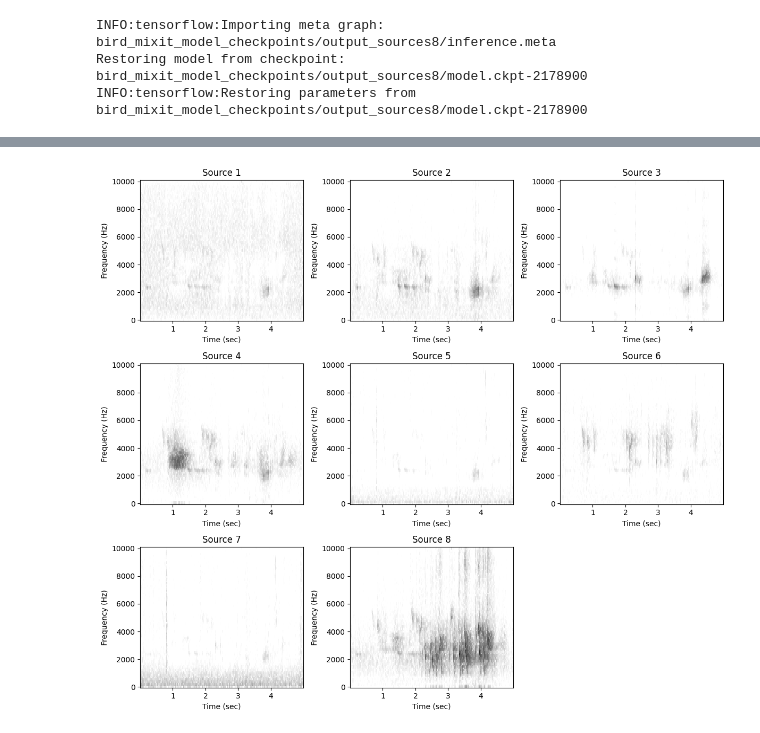
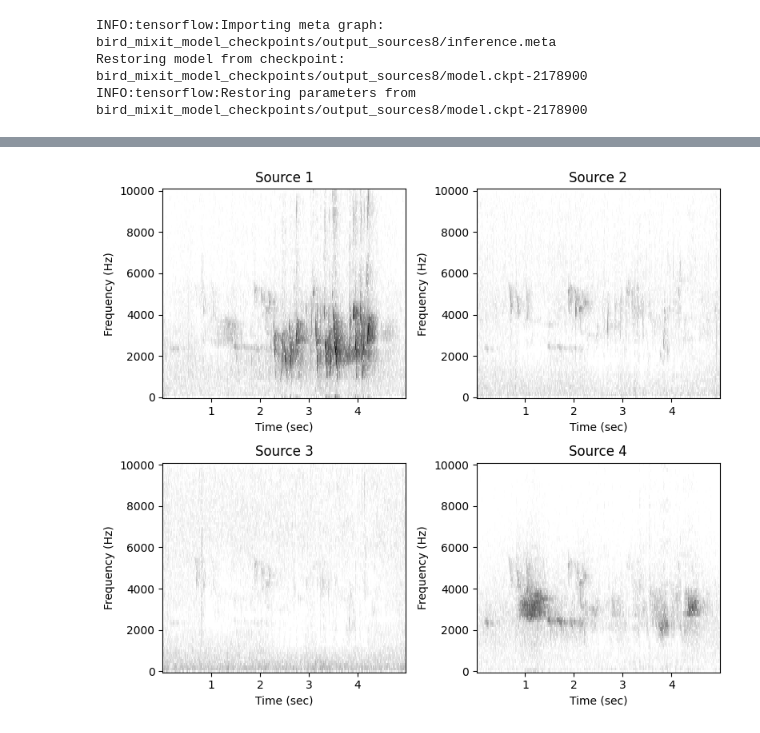
Before and after one commit to LeonardoViotti/tdl-notebook, a Jupyter notebook: tdl_mixit.ipynb, the cells around one changed output, grey strips where cells are left out. Saved outputs shown, nothing was run; the diff lists cells and outputs as text; code cells hidden in the pictures.

```diff
--- a/tdl_mixit.ipynb
+++ b/tdl_mixit.ipynb
@@ -215,7 +239,7 @@ def plot_clip_mixit(audio_path,
     if play_audio:
         ipd.display(ipd.Audio(audio.samples, rate=audio.sample_rate, autoplay=True))
 # %%
-plot_clip_mixit(df.file_local.iloc[0], df.start_time.iloc[0], df.end_time.iloc[0], model = model8)
+plot_clip_mixit(df.file_local.iloc[0], df.start_time.iloc[0], df.end_time.iloc[0], model = model4)
 # %% [output]
-[figure, old version]
+[figure, new version]
 [interactive output not drawn]
```
Also changed, not shown: parts of 3 cells of this notebook.
